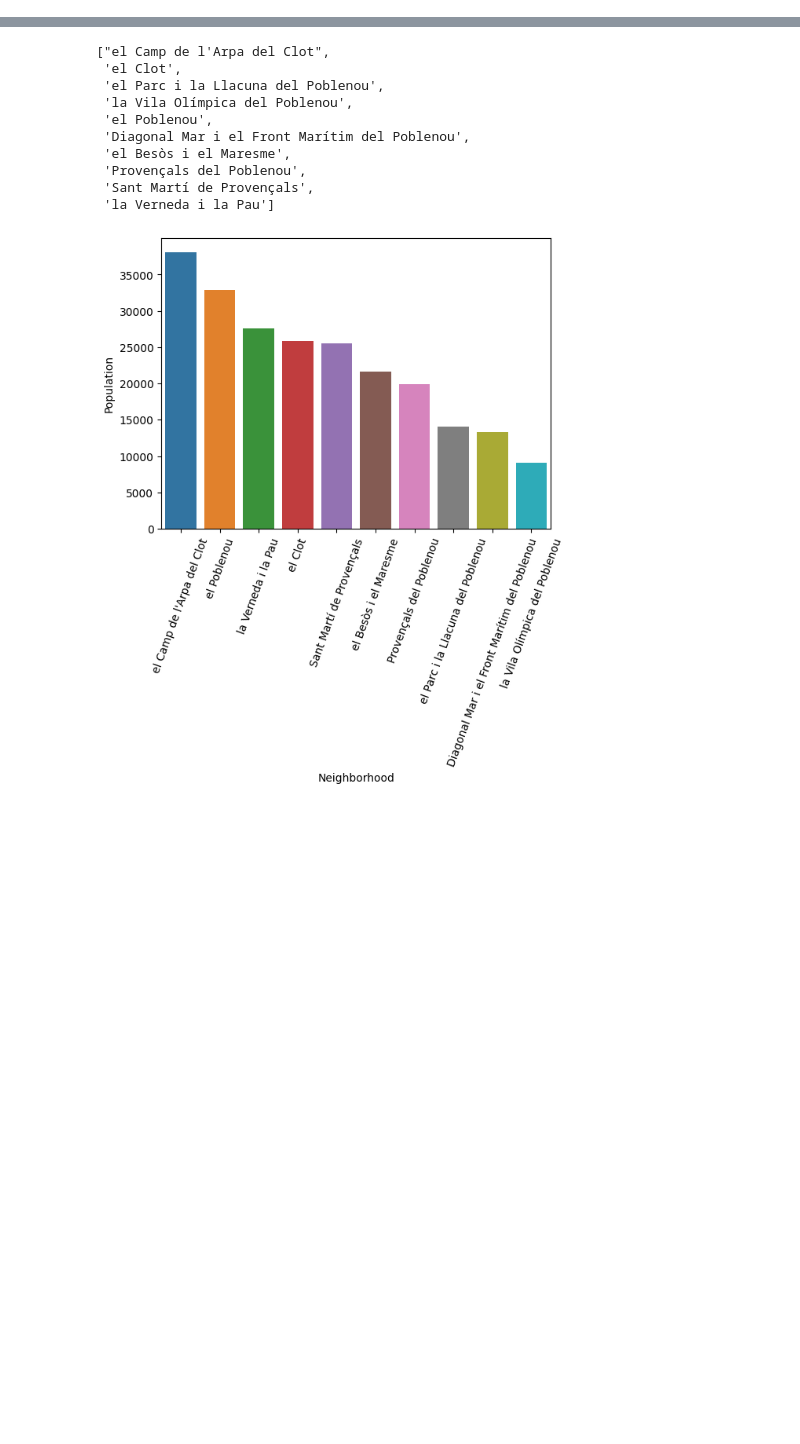
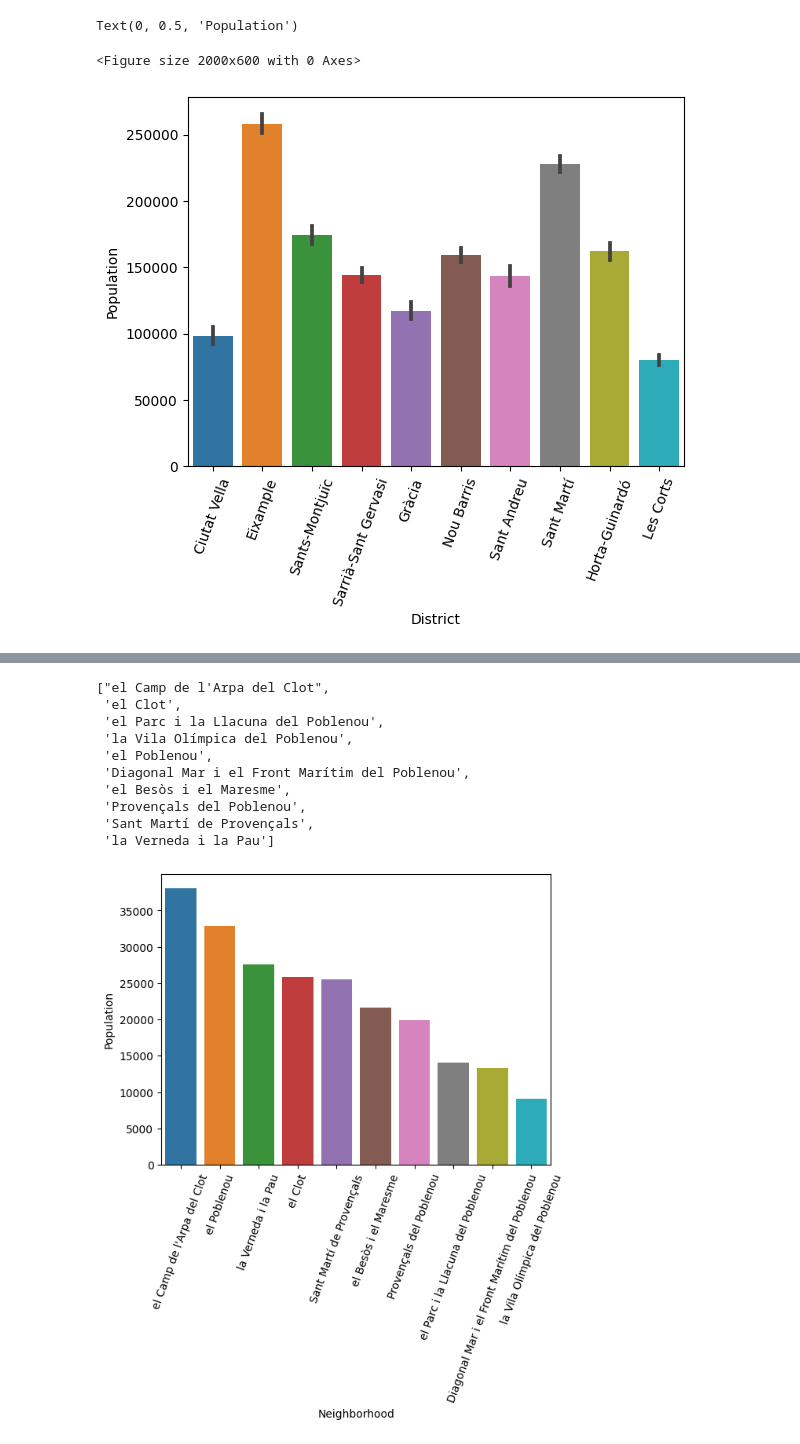
Before and after one commit to luism1988/Barcelona_dashboard, a Jupyter notebook: streamlit/pruebas.ipynb, the cells around one changed output, grey strips where cells are left out. Cells and saved outputs as stored; diff of their text form; code cells hidden in the pictures; blank space fills up the shorter version.

```diff
--- a/streamlit/pruebas.ipynb
+++ b/streamlit/pruebas.ipynb
@@ -59,0 +146,10 @@ df2
+# %%
+plt.figure(figsize=(20,6))
+fig, ax = plt.subplots()
+sns.barplot(x="District", y='Population', data=df2, hue=None, estimator=sum)
+plt.xticks(rotation=70)
+plt.ylabel('Population')
+# %% [output]
+Text(0, 0.5, 'Population')
+<Figure size 2000x600 with 0 Axes>
+[figure, added]
```
Also changed, not shown: parts of 15 cells of this notebook, 9 other files.
